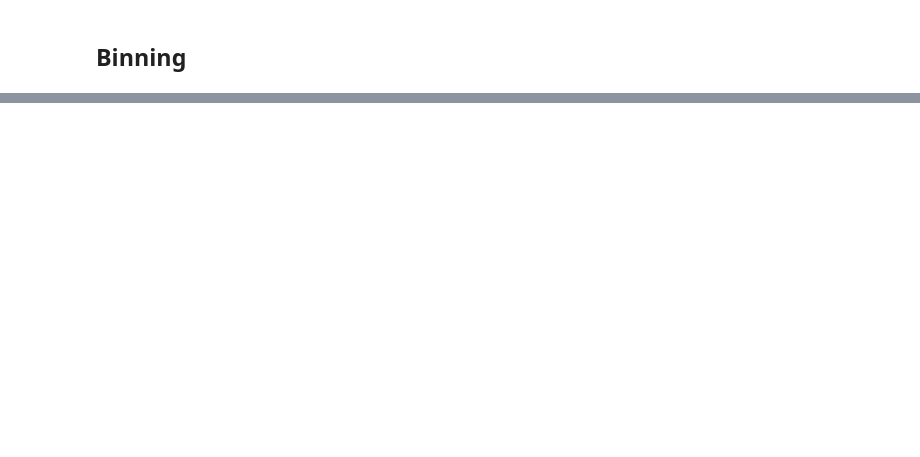
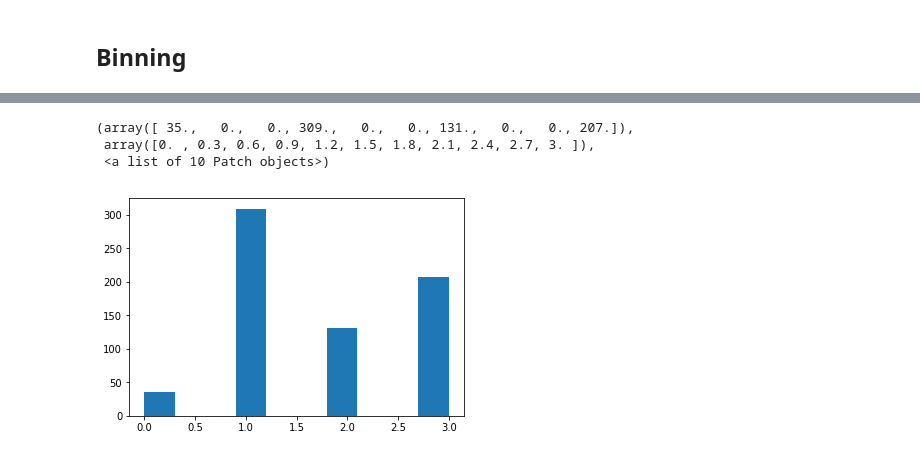
Before and after one commit to BA545-SP2019/2019-competition1-the-dundies, a Jupyter notebook: Our_Code_Good.ipynb, the cells around one changed output, grey strips where cells are left out. Drawn from its saved outputs; the diff is of its cells as text; code cells hidden in the pictures; blank space fills up the shorter version.

Commit message:
Binning

```diff
--- a/Our_Code_Good.ipynb
+++ b/Our_Code_Good.ipynb
@@ -738,0 +1005,15 @@ TypeError: '<' not supported between instances of 'str' and 'int'
+# %%
+## Creating 4 Bins for the data that we have seen based on the SIC Codes
+
+def I3_Binning(I3):
+    if I3 < 2000:
+        return(0)
+    if I3 >= 2000 and I3 <= 3999:
+        return(1)
+    if I3 >= 4000 and I3 <= 6999:
+        return(2)
+    if I3 >= 7000:
+        return(3)
+
+df_data['I3_Bins'] = df_data['I3'].apply(I3_Binning)
+df_data.head()
@@ -738,0 +1028,7 @@ TypeError: '<' not supported between instances of 'str' and 'int'
+# %%
+plt.hist(df_data.I3_Bins)
+# %% [output]
+(array([ 35.,   0.,   0., 309.,   0.,   0., 131.,   0.,   0., 207.]),
+ array([0. , 0.3, 0.6, 0.9, 1.2, 1.5, 1.8, 2.1, 2.4, 2.7, 3. ]),
+ <a list of 10 Patch objects>)
+[figure, added]
```
Also changed, not shown: parts of 21 cells of this notebook, 1 other file.
